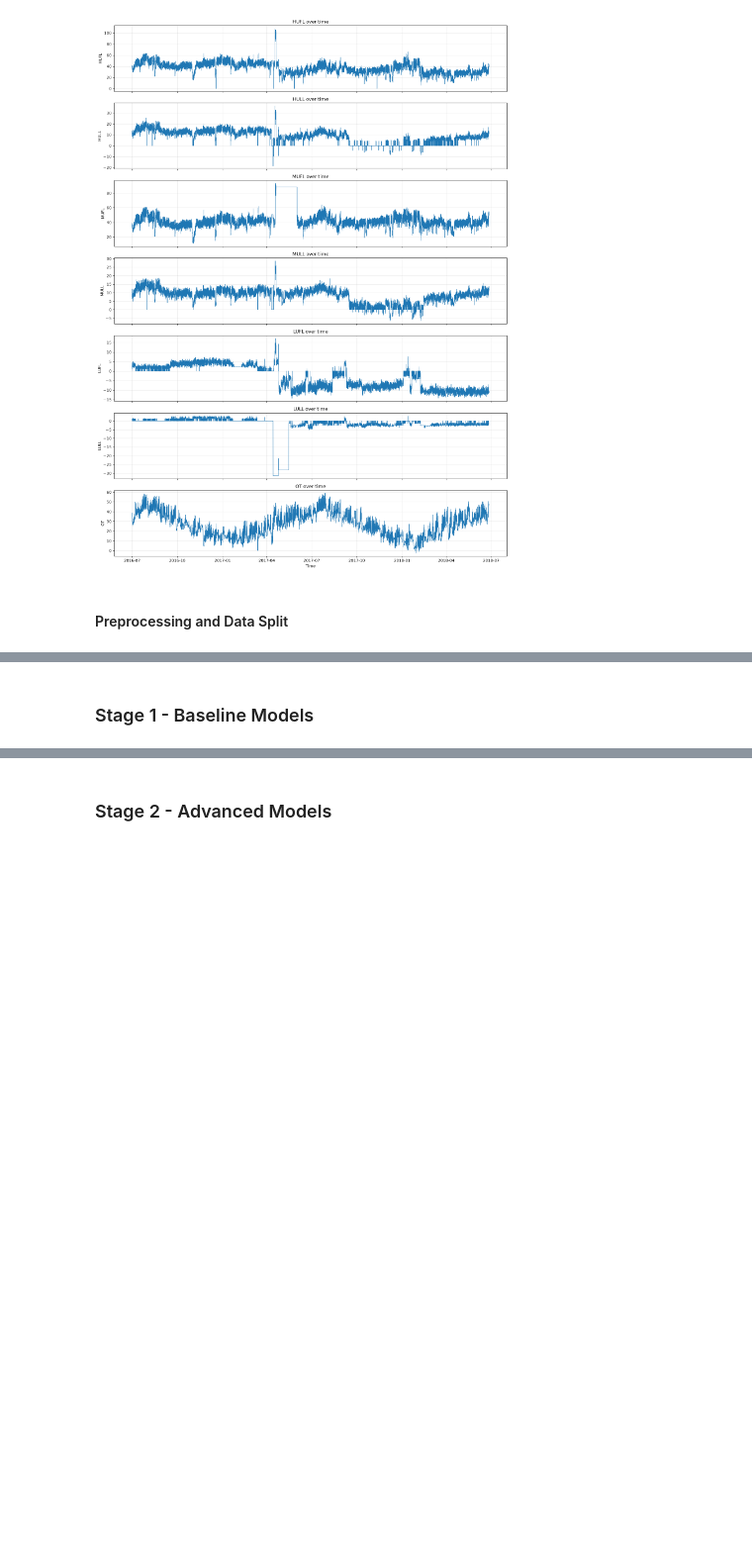
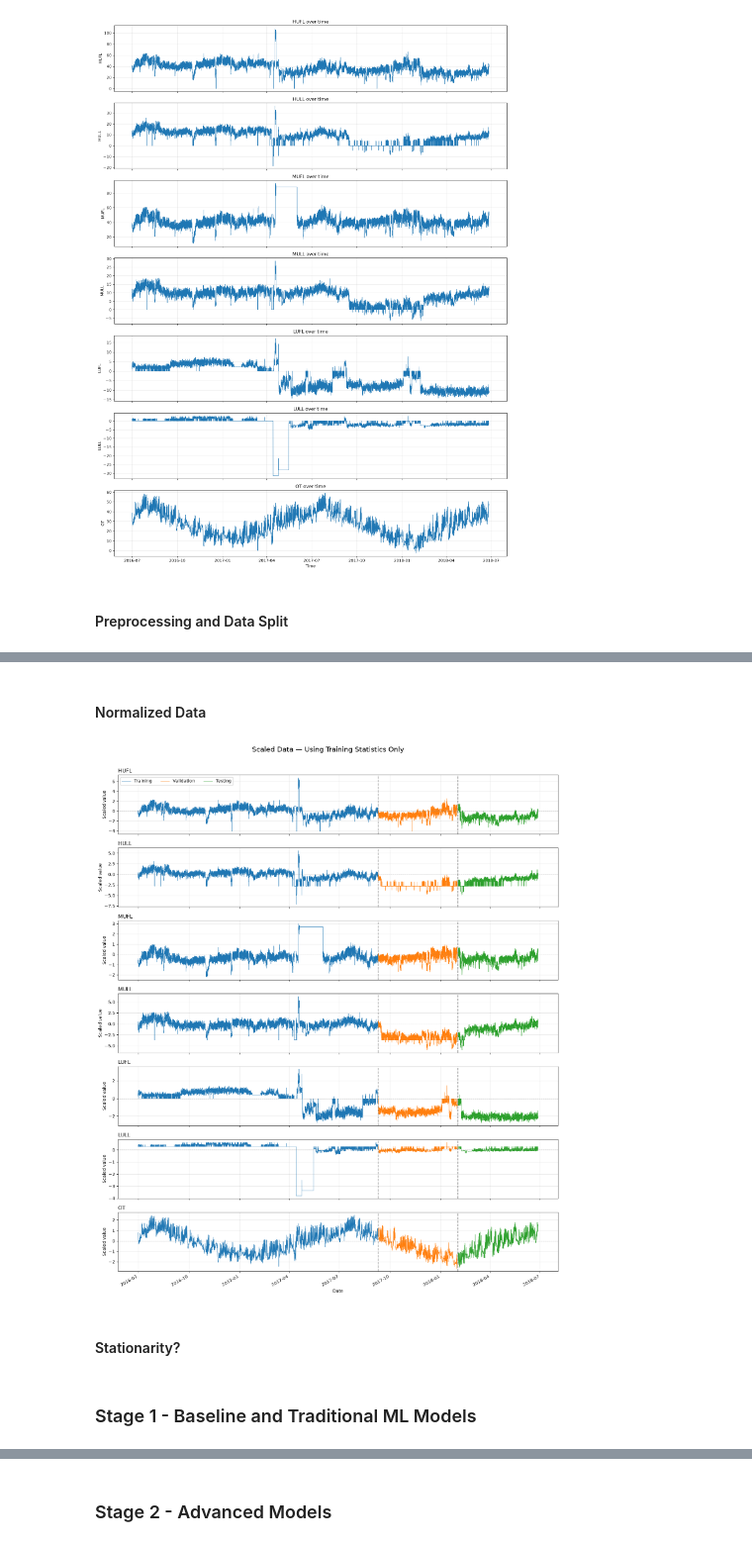
Before and after one commit to janwod/TransformerTempTracker, a Jupyter notebook: AISE4010_Project_Group07.ipynb, the cells around one changed output, grey strips where cells are left out. Shown at 99% size. Drawn from its saved outputs; the diff is of its cells as text; code cells hidden in the pictures; blank space fills up the shorter version.

```diff
--- a/AISE4010_Project_Group07.ipynb
+++ b/AISE4010_Project_Group07.ipynb
@@ -100,2 +154,72 @@ Dropped columns: None
+# %% [markdown]
+#### Normalized Data
+# %%
+# Calculate scaling parameters from training data only.
+train_mean = train_raw.mean()
+train_std = train_raw.std()
+
+# Avoid division by zero for constant columns.
+train_std = train_std.replace(0, 1)
+
+# Apply the SAME parameters to all three splits.
+train_scaled = (train_raw - train_mean) / train_std
+val_scaled = (val_raw - train_mean) / train_std
+test_scaled = (test_raw - train_mean) / train_std
+
+
+# Inspect training statistics.
+# print("Scaled training statistics:")
+
+# print(pd.DataFrame({
+#    "Mean": train_scaled.mean(),
+#    "Standard deviation": train_scaled.std(),
+# }).round(4))
+
+# Convert scaled OT predictions back to the original temperature units.
+def inverse_scale_ot(predictions):
+    return np.asarray(predictions) * train_std["OT"] + train_mean["OT"]
+
+
+# Plot the scaled data for all three splits.
+import matplotlib.pyplot as plt
+
+variables = train_scaled.columns
+
+fig, axes = plt.subplots(
+    len(variables), 1,
+    figsize=(15, 18),
+    sharex=True,
+    squeeze=False,
+)
+
+for ax, variable in zip(axes[:, 0], variables):
+    for label, split, color in [
+        ("Training", train_scaled, "tab:blue"),
+        ("Validation", val_scaled, "tab:orange"),
+        ("Testing", test_scaled, "tab:green"),
+    ]:
+        ax.plot(
+            split.index, split[variable],
+            label=label, color=color, linewidth=0.7,
+        )
+
+    ax.axhline(0, color="gray", linestyle=":", linewidth=0.8)
+    ax.axvline(val_scaled.index[0], color="gray", linestyle="--")
+    ax.axvline(test_scaled.index[0], color="gray", linestyle="--")
+    ax.set_title(variable, loc="left")
+    ax.set_ylabel("Scaled value")
+    ax.grid(True, alpha=0.3)
+
+axes[0, 0].legend(ncol=3)
+axes[-1, 0].set_xlabel("Date")
+
+fig.suptitle("Scaled Data — Using Training Statistics Only", fontsize=16)
+fig.autofmt_xdate()
+fig.tight_layout(rect=(0, 0, 1, 0.97))
+plt.show()
+# %% [output]
+[figure, added]
+# %% [markdown]
+#### Stationarity?
 # %% [markdown]
-### Stage 1 - Baseline Models
+### Stage 1 - Baseline and Traditional ML Models
```
Also changed, not shown: parts of 19 cells of this notebook.
